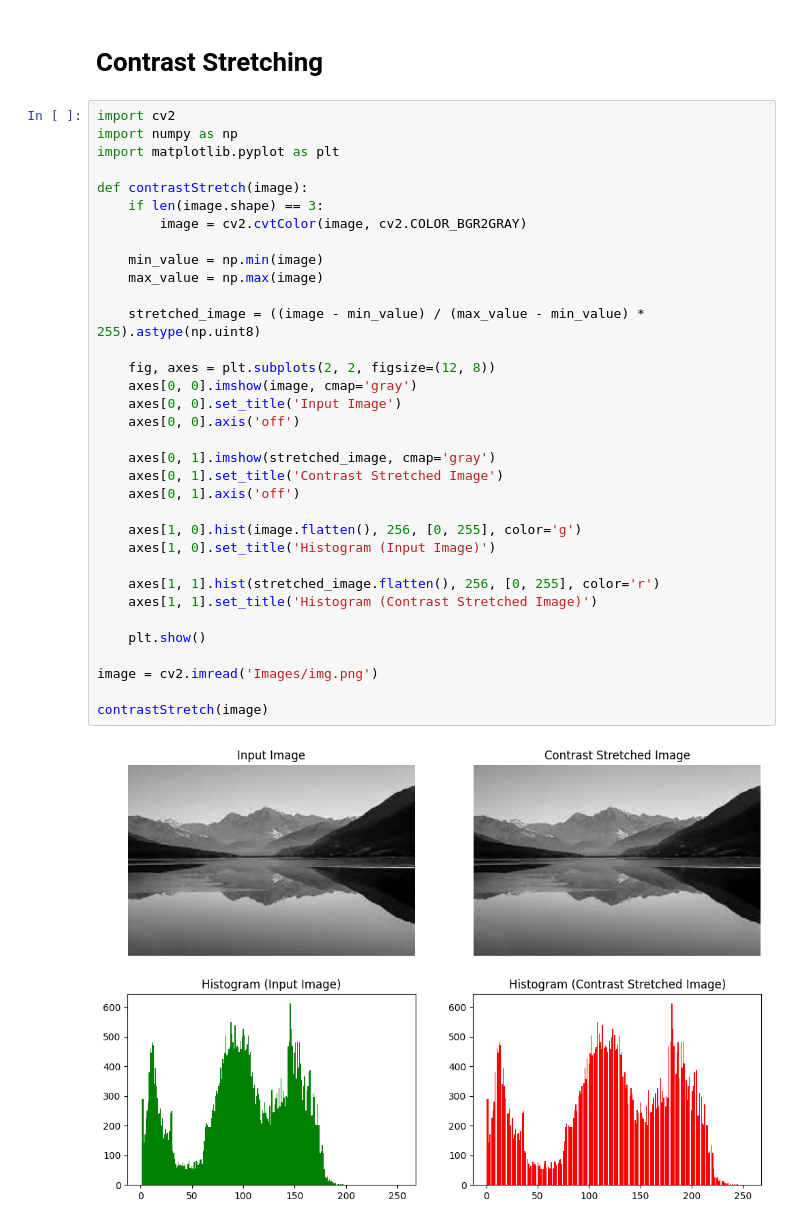
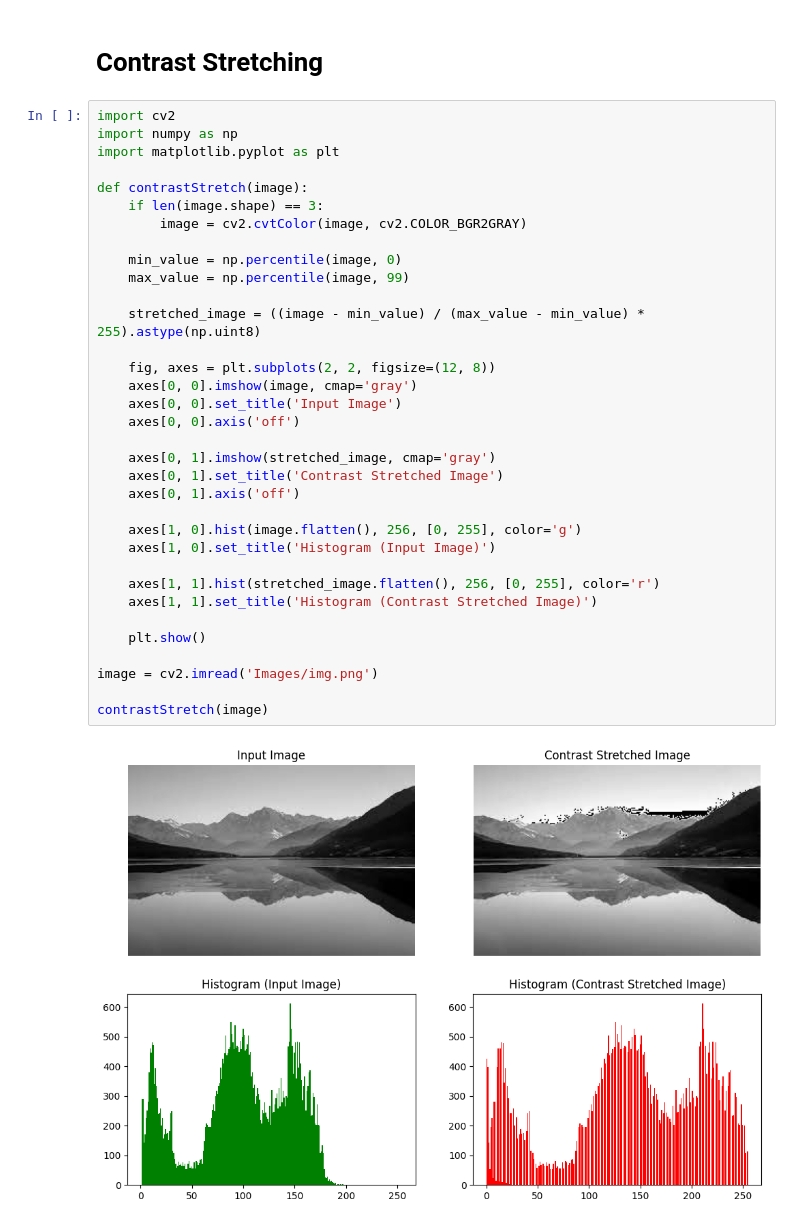
Before and after one commit to talhxv/dippylab, a Jupyter notebook: Journals/Journal 6/Tasks.ipynb, the cells around one changed output. Saved outputs shown, nothing was run; the diff lists cells and outputs as text.

```diff
--- a/Journals/Journal 6/Tasks.ipynb
+++ b/Journals/Journal 6/Tasks.ipynb
@@ -126,33 +126,33 @@ import numpy as np
 import matplotlib.pyplot as plt
 
 def contrastStretch(image):
     if len(image.shape) == 3:
         image = cv2.cvtColor(image, cv2.COLOR_BGR2GRAY)
 
-    min_value = np.min(image)
-    max_value = np.max(image)
+    min_value = np.percentile(image, 0)
+    max_value = np.percentile(image, 99)
 
     stretched_image = ((image - min_value) / (max_value - min_value) * 255).astype(np.uint8)
 
     fig, axes = plt.subplots(2, 2, figsize=(12, 8))
     axes[0, 0].imshow(image, cmap='gray')
     axes[0, 0].set_title('Input Image')
     axes[0, 0].axis('off')
 
     axes[0, 1].imshow(stretched_image, cmap='gray')
     axes[0, 1].set_title('Contrast Stretched Image')
     axes[0, 1].axis('off')
 
     axes[1, 0].hist(image.flatten(), 256, [0, 255], color='g')
     axes[1, 0].set_title('Histogram (Input Image)')
 
     axes[1, 1].hist(stretched_image.flatten(), 256, [0, 255], color='r')
     axes[1, 1].set_title('Histogram (Contrast Stretched Image)')
 
     plt.show()
 
 image = cv2.imread('Images/img.png')
 
 contrastStretch(image)
 # %% [output]
-[figure, old version]
+[figure, new version]
```
Also changed, not shown: parts of 1 cell of this notebook, 2 other files.
